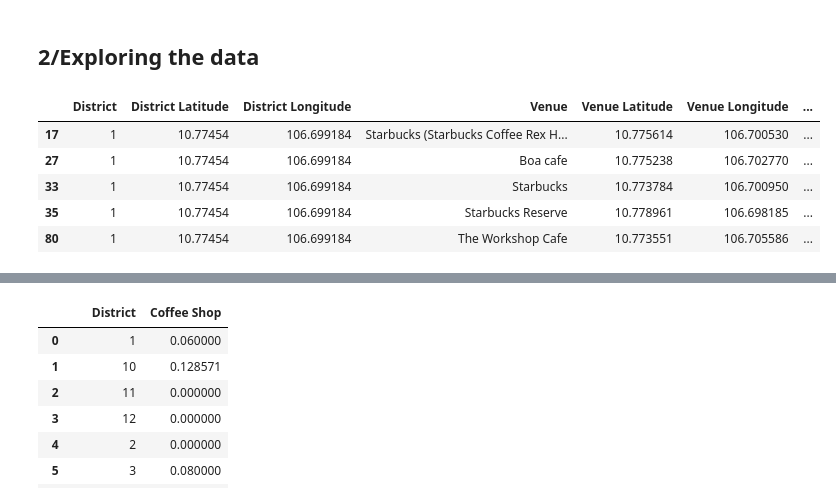
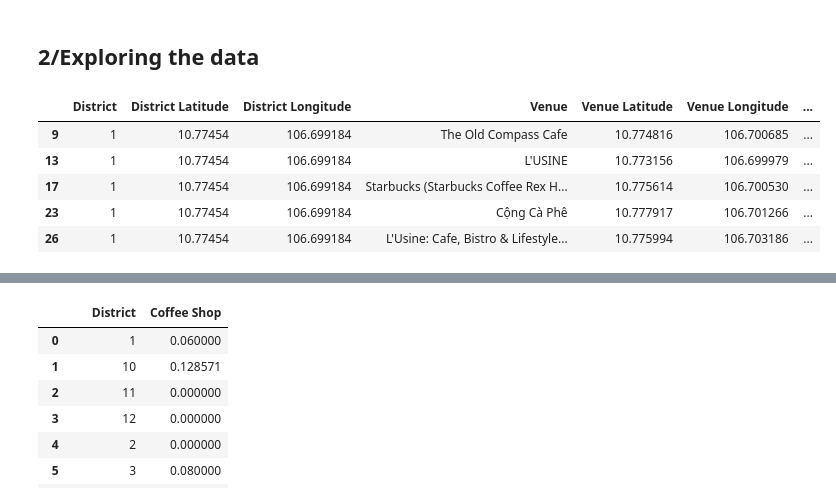
Before and after one commit to vvviet2908/Applied-Data-Science-Capstone, a Jupyter notebook: Battle_of_Neighborhood_Project.ipynb, the cells around one changed output, grey strips where cells are left out. Saved outputs shown, nothing was run; the diff lists cells and outputs as text; code cells hidden in the pictures.

```diff
--- a/Battle_of_Neighborhood_Project.ipynb
+++ b/Battle_of_Neighborhood_Project.ipynb
@@ -357,16 +355,16 @@ hcm_venues.head()
 # %% [markdown]
 ## 2/Exploring the data
 # %%
-df2=hcm_venues['Venue Category'].str.contains('Coffee Shop')
+df2=hcm_venues['Venue Category'].str.contains('Coffee Shop|Café')
 hcm_cfshop=hcm_venues[df2]
 hcm_cfshop.head()
 # %% [output]
 |  | District | District Latitude | District Longitude | Venue | Venue Latitude | Venue Longitude | ... |
+| 9 | 1 | 10.77454 | 106.699184 | The Old Compass Cafe | 10.774816 | 106.700685 | ... |
+| 13 | 1 | 10.77454 | 106.699184 | L'USINE | 10.773156 | 106.699979 | ... |
 | 17 | 1 | 10.77454 | 106.699184 | Starbucks (Starbucks Coffee Rex H... | 10.775614 | 106.700530 | ... |
-| 27 | 1 | 10.77454 | 106.699184 | Boa cafe | 10.775238 | 106.702770 | ... |
-| 33 | 1 | 10.77454 | 106.699184 | Starbucks | 10.773784 | 106.700950 | ... |
-| 35 | 1 | 10.77454 | 106.699184 | Starbucks Reserve | 10.778961 | 106.698185 | ... |
-| 80 | 1 | 10.77454 | 106.699184 | The Workshop Cafe | 10.773551 | 106.705586 | ... |
+| 23 | 1 | 10.77454 | 106.699184 | Cộng Cà Phê | 10.777917 | 106.701266 | ... |
+| 26 | 1 | 10.77454 | 106.699184 | L'Usine: Cafe, Bistro & Lifestyle... | 10.775994 | 106.703186 | ... |
 # %%
 hcm_venues_group = hcm_cfshop.groupby('District').count().reset_index()
 hcm_venues_group
```
Also changed, not shown: parts of 7 cells of this notebook.
